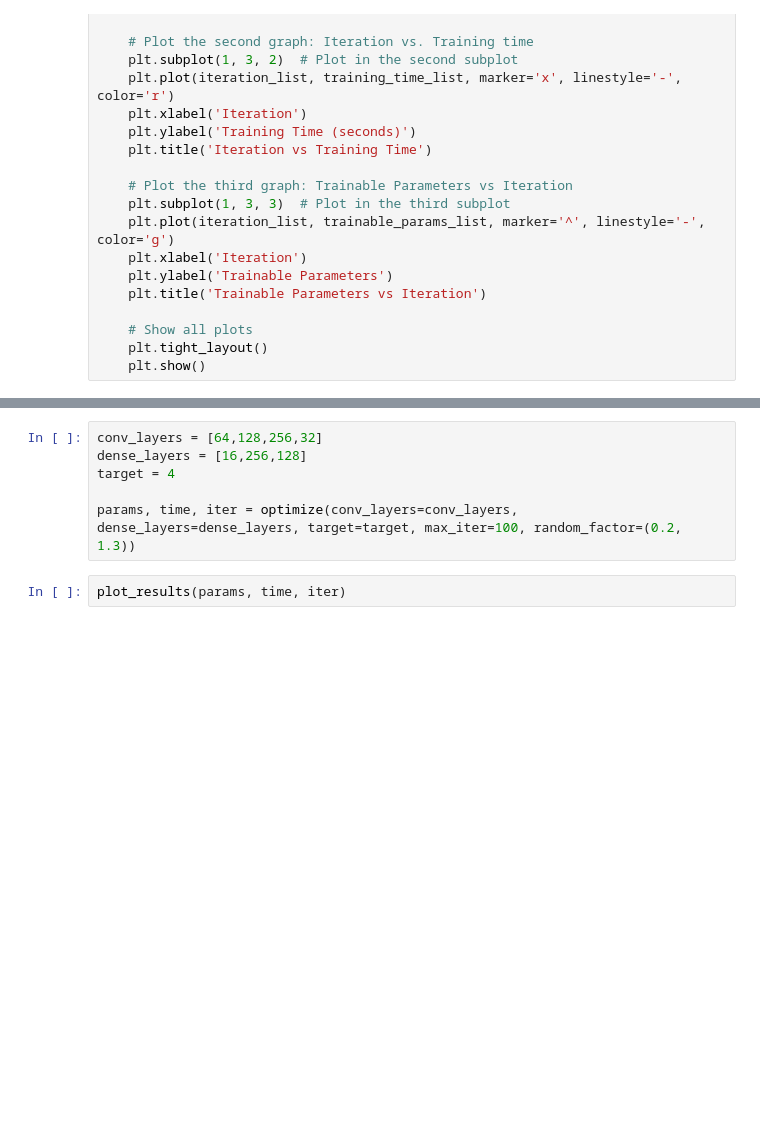
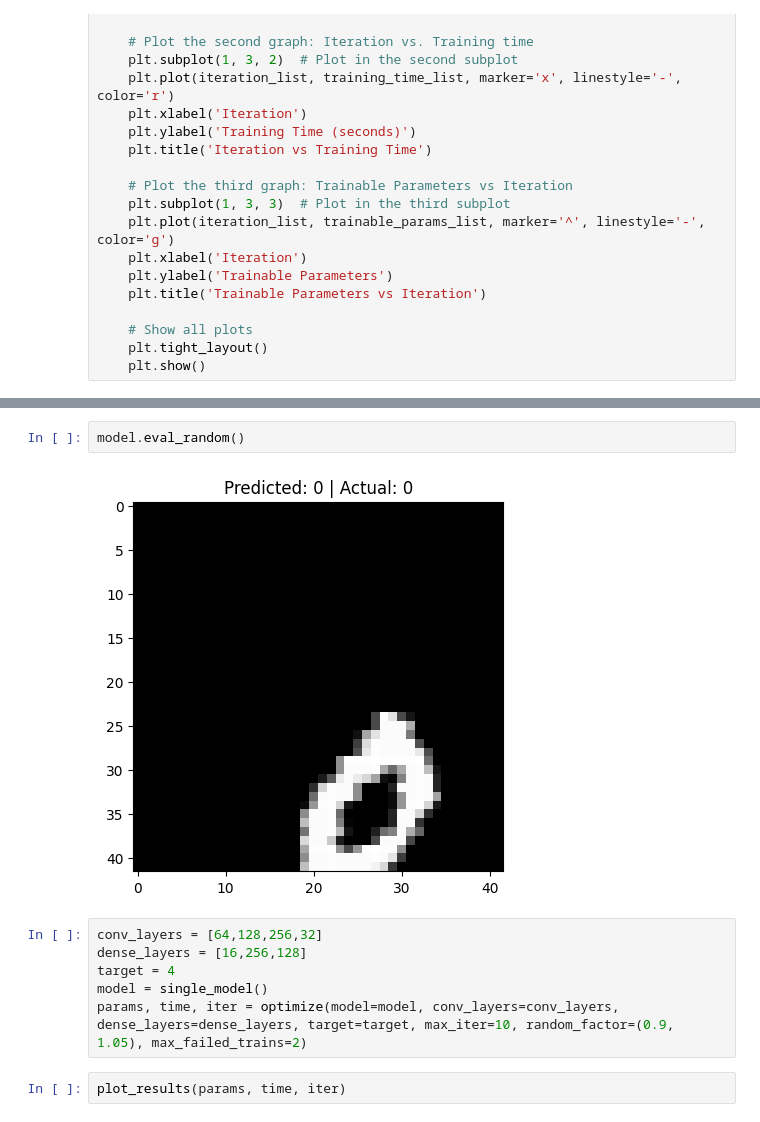
Before and after one commit to alessio-maffioletti/matura, a Jupyter notebook: main_script.ipynb, the cells around one changed output, grey strips where cells are left out. Cells and saved outputs as stored; diff of their text form; blank space fills up the shorter version.

```diff
--- a/main_script.ipynb
+++ b/main_script.ipynb
@@ -93,8 +112,12 @@ def plot_results(trainable_params_list, training_time_list, iteration_list, figs
+# %%
+model.eval_random()
+# %% [output]
+[figure, added]
 # %%
 conv_layers = [64,128,256,32]
 dense_layers = [16,256,128]
 target = 4
-
-params, time, iter = optimize(conv_layers=conv_layers, dense_layers=dense_layers, target=target, max_iter=100, random_factor=(0.2, 1.3))
+model = single_model()
+params, time, iter = optimize(model=model, conv_layers=conv_layers, dense_layers=dense_layers, target=target, max_iter=10, random_factor=(0.9, 1.05), max_failed_trains=2)
 # %%
 plot_results(params, time, iter)
```
Also changed, not shown: parts of 3 cells of this notebook, 2 other files.
